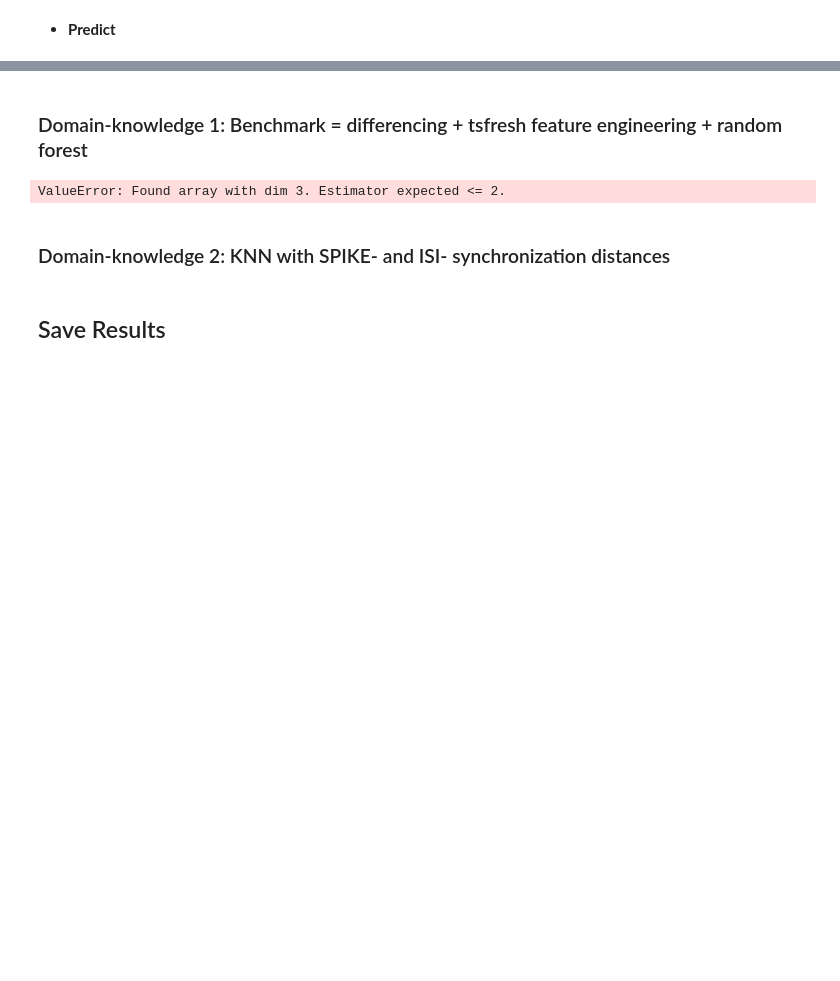
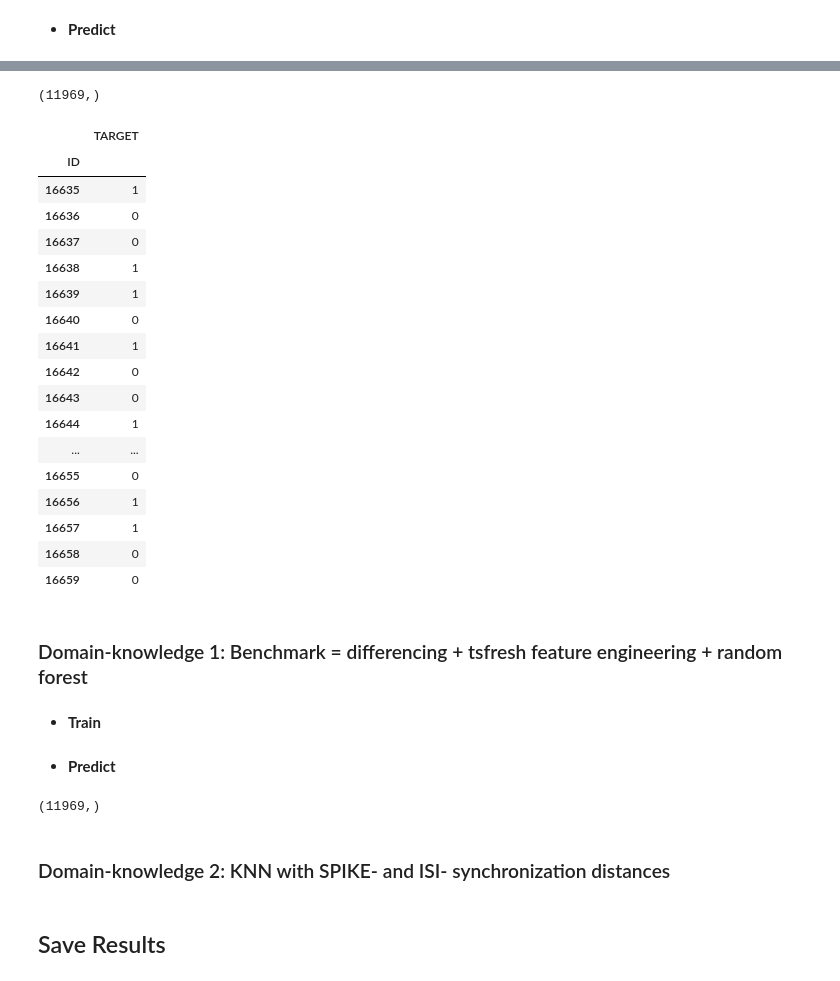
Before and after one commit to tristandeborde/ENS_data, a Jupyter notebook: src/v1_challenge.ipynb, the cells around one changed output, grey strips where cells are left out. Saved outputs shown, nothing was run; the diff lists cells and outputs as text; code cells hidden in the pictures; blank space fills up the shorter version.

Commit message:
WIP decoupling LSTM + RF

```diff
--- a/src/v1_challenge.ipynb
+++ b/src/v1_challenge.ipynb
@@ -230,6 +258,7 @@ After:
 # %% [markdown]
 * **Create and train model**
 # %%
+"""
 timestamp_nb = X_train.shape[1]
 feature_nb = X_train.shape[2]
 params['cell_nb'] = 128
@@ -240,4 +269,24 @@ x = LSTM(params['cell_nb'], return_sequences=False)(x)
 x = output_tensor = Dense(1, activation='sigmoid')(x)
 model = Model(input_tensor, output_tensor)
 model.summary()
+"""
+
+timestep_nb = X_train.shape[1]
+spike_per_ts = 1
+params['cell_nb'] = 128
+
+input_tensor = Input(shape=(timestep_nb, spike_per_ts))
+X = LSTM(params['cell_nb'], return_sequences=False)(input_tensor)
+
+if params['get_tsfresh']:
+    additional_features = fe_arr_train.shape[1]
+    fe_input = Input(shape=(additional_features,)) # A tensor containing the engineered features
+    latent = Dense(32, activation='tanh')(fe_input)
+    input_tensor = [input_tensor, fe_input]
+    X = concatenate([X, latent])
+
+output_tensor = Dense(1, activation='sigmoid')(X)
+
+model = Model(input_tensor, output_tensor)
+model.summary()
 # %% [output]
@@ -257,4 +313,4 @@ _________________________________________________________________
 # %%
 model.compile(metrics=['accuracy'], loss='mean_squared_error', optimizer='adam')
-history = model.fit(X_train, y_train, epochs=3, validation_split=0.1)
+history = model.fit([X_train, fe_arr_train], y_train, epochs=10, validation_split=0.1)
 # %% [output]
@@ -280,22 +343,3 @@ for param in history_params:
     params[param[0]] = param[1]
 # %% [markdown]
 * **Predict**
-# %%
-def predict(X_test):
-    # Predict on custom X_test
-    print (X_test.shape)
-    y_pred = model.predict(X_test)
-    y_pred = np.reshape(y_pred, (y_pred.shape[0],))
-    print (y_pred.shape)
-    # Convert sigmoid output to 0s and 1s
-    y_pred[y_pred >= 0.5] = 1
-    y_pred[y_pred < 0.5] = 0
-
-    # Format .csv in ENS style
-    dfy_pred = pd.DataFrame(data=y_pred, columns=["TARGET"], dtype=int)
-    dfy_pred.index.name = "ID"
-    dfy_pred.index += 16635
-    return dfy_pred
-
-dfy_pred = predict(X_test)
-dfy_pred[:25]
@@ -323,10 +346,40 @@ dfy_pred[:25]
+# %%
+dfy_pred = predict([X_test, fe_arr_test], model)
+dfy_pred[:5]
+# %% [output]
+(11969,)
+|  | TARGET |
+| ID |  |
+| 16635 | 1 |
+| 16636 | 0 |
+| 16637 | 0 |
+| 16638 | 1 |
+| 16639 | 1 |
+| 16640 | 0 |
+| 16641 | 1 |
+| 16642 | 0 |
+| 16643 | 0 |
+| 16644 | 1 |
+| ... | ... |
+| 16655 | 0 |
+| 16656 | 1 |
+| 16657 | 1 |
+| 16658 | 0 |
+| 16659 | 0 |
 # %% [markdown]
 ### Domain-knowledge 1: Benchmark = differencing + tsfresh feature engineering + random forest
+# %% [markdown]
+* **Train**
 # %%
 clf = SVC(gamma='auto')
-clf.fit(X_train, y_train)
+clf.fit(fe_arr_train, y_train)
+params.update(clf.get_params())
-# %% [output]
-ValueError: Found array with dim 3. Estimator expected <= 2.
+# %% [markdown]
+* **Predict**
+# %%
+dfy_pred = predict(fe_arr_test, clf)
+# %% [output]
+(11969,)
 # %% [markdown]
 ### Domain-knowledge 2: KNN with SPIKE- and ISI- synchronization distances
 # %% [markdown]
```
Also changed, not shown: parts of 11 cells of this notebook, 6 other files.
